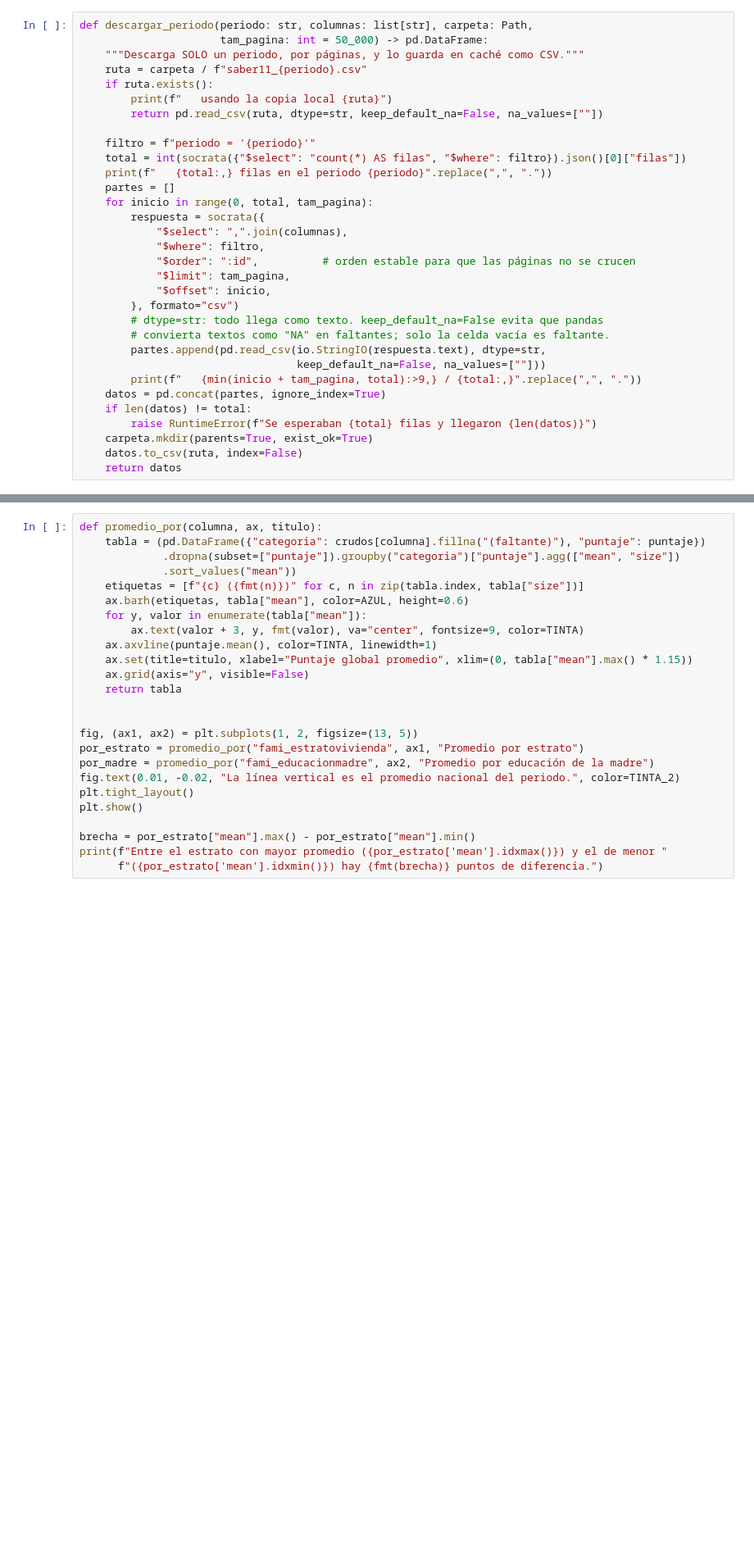
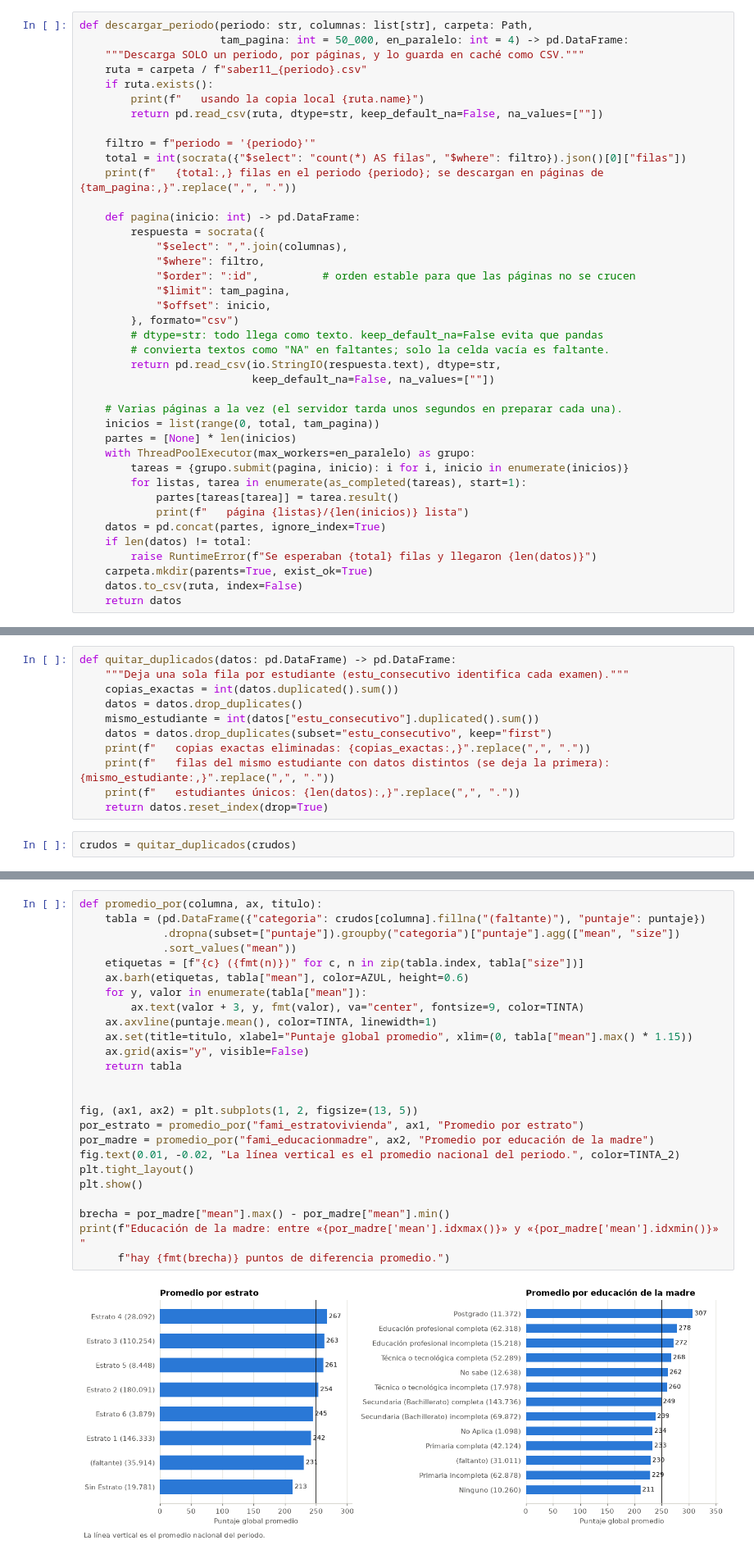
Before and after one commit to Daniel01010101010101/Ejercicio_ejemplo_machine_learning, a Jupyter notebook: notebooks/saber11_modelo.ipynb, the cells around one changed output, grey strips where cells are left out. Shown at 82% size. Cells and saved outputs as stored; diff of their text form; blank space fills up the shorter version.

```diff
--- a/notebooks/saber11_modelo.ipynb
+++ b/notebooks/saber11_modelo.ipynb
@@ -202,17 +221,17 @@ Ahora la descarga del periodo elegido, página por página. La primera vez tarda
 # %%
 def descargar_periodo(periodo: str, columnas: list[str], carpeta: Path,
-                      tam_pagina: int = 50_000) -> pd.DataFrame:
+                      tam_pagina: int = 50_000, en_paralelo: int = 4) -> pd.DataFrame:
     """Descarga SOLO un periodo, por páginas, y lo guarda en caché como CSV."""
     ruta = carpeta / f"saber11_{periodo}.csv"
     if ruta.exists():
-        print(f"   usando la copia local {ruta}")
+        print(f"   usando la copia local {ruta.name}")
         return pd.read_csv(ruta, dtype=str, keep_default_na=False, na_values=[""])
 
     filtro = f"periodo = '{periodo}'"
     total = int(socrata({"$select": "count(*) AS filas", "$where": filtro}).json()[0]["filas"])
-    print(f"   {total:,} filas en el periodo {periodo}".replace(",", "."))
-    partes = []
-    for inicio in range(0, total, tam_pagina):
+    print(f"   {total:,} filas en el periodo {periodo}; se descargan en páginas de {tam_pagina:,}".replace(",", "."))
+
+    def pagina(inicio: int) -> pd.DataFrame:
         respuesta = socrata({
             "$select": ",".join(columnas),
             "$where": filtro,
@@ -222,9 +241,17 @@ def descargar_periodo(periodo: str, columnas: list[str], carpeta: Path,
         }, formato="csv")
         # dtype=str: todo llega como texto. keep_default_na=False evita que pandas
         # convierta textos como "NA" en faltantes; solo la celda vacía es faltante.
-        partes.append(pd.read_csv(io.StringIO(respuesta.text), dtype=str,
-                                  keep_default_na=False, na_values=[""]))
-        print(f"   {min(inicio + tam_pagina, total):>9,} / {total:,}".replace(",", "."))
+        return pd.read_csv(io.StringIO(respuesta.text), dtype=str,
+                           keep_default_na=False, na_values=[""])
+
+    # Varias páginas a la vez (el servidor tarda unos segundos en preparar cada una).
+    inicios = list(range(0, total, tam_pagina))
+    partes = [None] * len(inicios)
+    with ThreadPoolExecutor(max_workers=en_paralelo) as grupo:
+        tareas = {grupo.submit(pagina, inicio): i for i, inicio in enumerate(inicios)}
+        for listas, tarea in enumerate(as_completed(tareas), start=1):
+            partes[tareas[tarea]] = tarea.result()
+            print(f"   página {listas}/{len(inicios)} lista")
     datos = pd.concat(partes, ignore_index=True)
     if len(datos) != total:
         raise RuntimeError(f"Se esperaban {total} filas y llegaron {len(datos)}")
@@ -241,0 +314,13 @@ Todas las columnas llegan como **texto**, incluido el puntaje. Lo convertiremos
+# %%
+def quitar_duplicados(datos: pd.DataFrame) -> pd.DataFrame:
+    """Deja una sola fila por estudiante (estu_consecutivo identifica cada examen)."""
+    copias_exactas = int(datos.duplicated().sum())
+    datos = datos.drop_duplicates()
+    mismo_estudiante = int(datos["estu_consecutivo"].duplicated().sum())
+    datos = datos.drop_duplicates(subset="estu_consecutivo", keep="first")
+    print(f"   copias exactas eliminadas: {copias_exactas:,}".replace(",", "."))
+    print(f"   filas del mismo estudiante con datos distintos (se deja la primera): {mismo_estudiante:,}".replace(",", "."))
+    print(f"   estudiantes únicos: {len(datos):,}".replace(",", "."))
+    return datos.reset_index(drop=True)
+# %%
+crudos = quitar_duplicados(crudos)
@@ -299,25 +425,27 @@ Ahora, el puntaje promedio según dos variables de contexto: el estrato y la edu
 # %%
 def promedio_por(columna, ax, titulo):
     tabla = (pd.DataFrame({"categoria": crudos[columna].fillna("(faltante)"), "puntaje": puntaje})
              .dropna(subset=["puntaje"]).groupby("categoria")["puntaje"].agg(["mean", "size"])
              .sort_values("mean"))
     etiquetas = [f"{c} ({fmt(n)})" for c, n in zip(tabla.index, tabla["size"])]
     ax.barh(etiquetas, tabla["mean"], color=AZUL, height=0.6)
     for y, valor in enumerate(tabla["mean"]):
         ax.text(valor + 3, y, fmt(valor), va="center", fontsize=9, color=TINTA)
     ax.axvline(puntaje.mean(), color=TINTA, linewidth=1)
     ax.set(title=titulo, xlabel="Puntaje global promedio", xlim=(0, tabla["mean"].max() * 1.15))
     ax.grid(axis="y", visible=False)
     return tabla
 
 
 fig, (ax1, ax2) = plt.subplots(1, 2, figsize=(13, 5))
 por_estrato = promedio_por("fami_estratovivienda", ax1, "Promedio por estrato")
 por_madre = promedio_por("fami_educacionmadre", ax2, "Promedio por educación de la madre")
 fig.text(0.01, -0.02, "La línea vertical es el promedio nacional del periodo.", color=TINTA_2)
 plt.tight_layout()
 plt.show()
 
-brecha = por_estrato["mean"].max() - por_estrato["mean"].min()
-print(f"Entre el estrato con mayor promedio ({por_estrato['mean'].idxmax()}) y el de menor "
-      f"({por_estrato['mean'].idxmin()}) hay {fmt(brecha)} puntos de diferencia.")
+brecha = por_madre["mean"].max() - por_madre["mean"].min()
+print(f"Educación de la madre: entre «{por_madre['mean'].idxmax()}» y «{por_madre['mean'].idxmin()}» "
+      f"hay {fmt(brecha)} puntos de diferencia promedio.")
+# %% [output]
+[figure, added]
```
Also changed, not shown: parts of 53 cells of this notebook.
